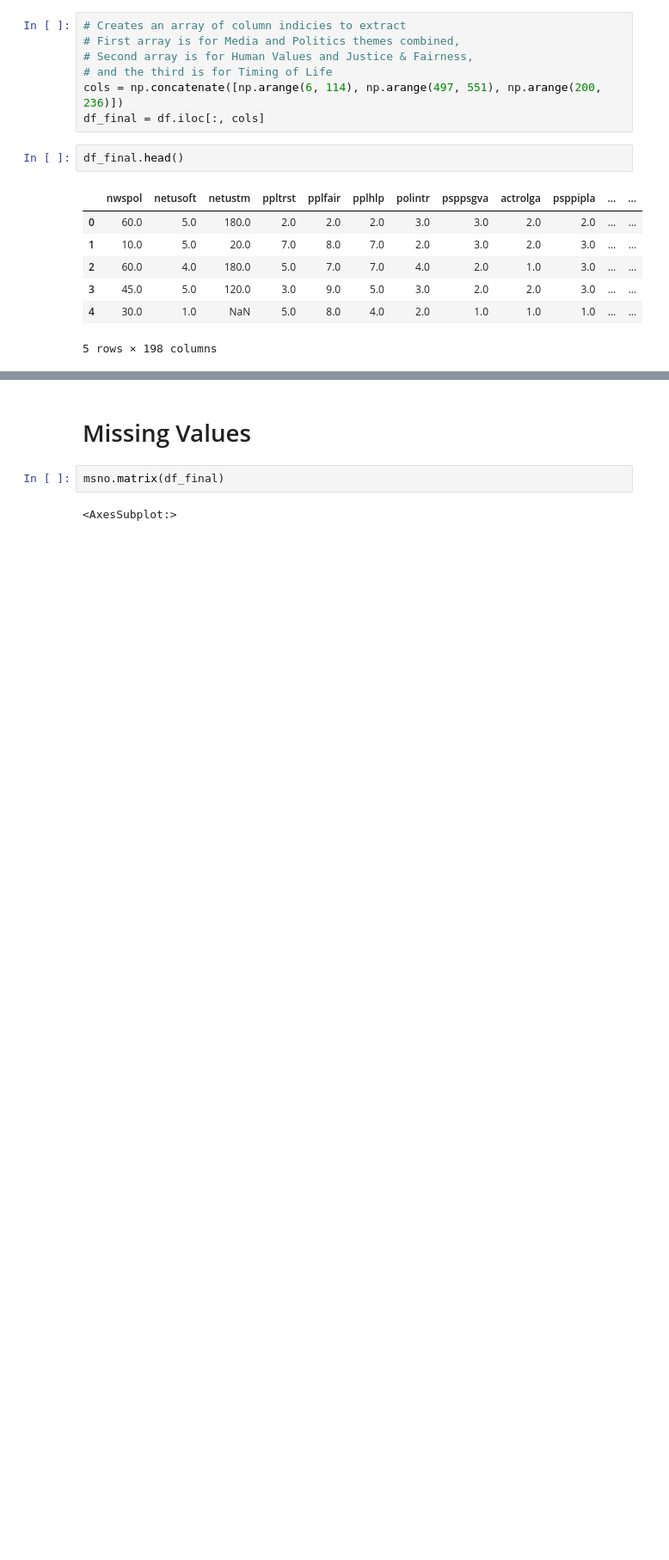
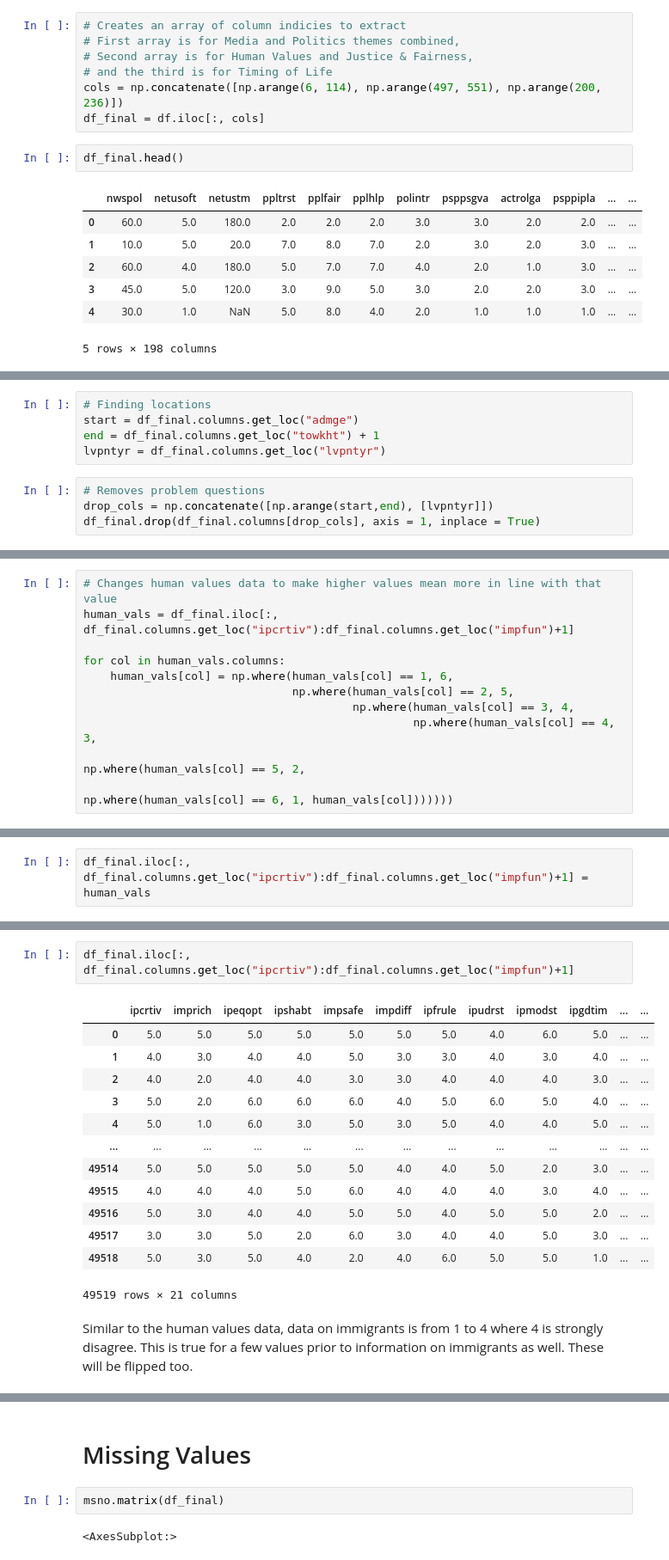
Before and after one commit to ringmatt/PPOL566_DataSci3_Projects, a Jupyter notebook: Project1_Clustering/notebooks/wrangling/DataCleaning.ipynb, the cells around one changed output, grey strips where cells are left out. Shown at 86% size. Cells and saved outputs as stored; diff of their text form; blank space fills up the shorter version.

```diff
--- a/Project1_Clustering/notebooks/wrangling/DataCleaning.ipynb
+++ b/Project1_Clustering/notebooks/wrangling/DataCleaning.ipynb
@@ -33,0 +57,9 @@ df_final.head()
+# %%
+# Finding locations
+start = df_final.columns.get_loc("admge")
+end = df_final.columns.get_loc("towkht") + 1
+lvpntyr = df_final.columns.get_loc("lvpntyr")
+# %%
+# Removes problem questions
+drop_cols = np.concatenate([np.arange(start,end), [lvpntyr]])
+df_final.drop(df_final.columns[drop_cols], axis = 1, inplace = True)
@@ -33,0 +73,11 @@ df_final.head()
+# %%
+# Changes human values data to make higher values mean more in line with that value
+human_vals = df_final.iloc[:, df_final.columns.get_loc("ipcrtiv"):df_final.columns.get_loc("impfun")+1]
+
+for col in human_vals.columns:
+    human_vals[col] = np.where(human_vals[col] == 1, 6,
+                               np.where(human_vals[col] == 2, 5,
+                                        np.where(human_vals[col] == 3, 4,
+                                                 np.where(human_vals[col] == 4, 3,
+                                                          np.where(human_vals[col] == 5, 2,
+                                                                   np.where(human_vals[col] == 6, 1, human_vals[col]))))))
@@ -33,0 +102,2 @@ df_final.head()
+# %%
+df_final.iloc[:, df_final.columns.get_loc("ipcrtiv"):df_final.columns.get_loc("impfun")+1] = human_vals
@@ -33,0 +113,18 @@ df_final.head()
+# %%
+df_final.iloc[:, df_final.columns.get_loc("ipcrtiv"):df_final.columns.get_loc("impfun")+1]
+# %% [output]
+|  | ipcrtiv | imprich | ipeqopt | ipshabt | impsafe | impdiff | ipfrule | ipudrst | ipmodst | ipgdtim | ... | ... |
+| 0 | 5.0 | 5.0 | 5.0 | 5.0 | 5.0 | 5.0 | 5.0 | 4.0 | 6.0 | 5.0 | ... | ... |
+| 1 | 4.0 | 3.0 | 4.0 | 4.0 | 5.0 | 3.0 | 3.0 | 4.0 | 3.0 | 4.0 | ... | ... |
+| 2 | 4.0 | 2.0 | 4.0 | 4.0 | 3.0 | 3.0 | 4.0 | 4.0 | 4.0 | 3.0 | ... | ... |
+| 3 | 5.0 | 2.0 | 6.0 | 6.0 | 6.0 | 4.0 | 5.0 | 6.0 | 5.0 | 4.0 | ... | ... |
+| 4 | 5.0 | 1.0 | 6.0 | 3.0 | 5.0 | 3.0 | 5.0 | 4.0 | 4.0 | 5.0 | ... | ... |
+| ... | ... | ... | ... | ... | ... | ... | ... | ... | ... | ... | ... | ... |
+| 49514 | 5.0 | 5.0 | 5.0 | 5.0 | 5.0 | 4.0 | 4.0 | 5.0 | 2.0 | 3.0 | ... | ... |
+| 49515 | 4.0 | 4.0 | 4.0 | 5.0 | 6.0 | 4.0 | 4.0 | 4.0 | 3.0 | 4.0 | ... | ... |
+| 49516 | 5.0 | 3.0 | 4.0 | 4.0 | 5.0 | 5.0 | 4.0 | 5.0 | 5.0 | 2.0 | ... | ... |
+| 49517 | 3.0 | 3.0 | 5.0 | 2.0 | 6.0 | 3.0 | 4.0 | 4.0 | 5.0 | 3.0 | ... | ... |
+| 49518 | 5.0 | 3.0 | 5.0 | 4.0 | 2.0 | 4.0 | 6.0 | 5.0 | 5.0 | 1.0 | ... | ... |
+49519 rows × 21 columns
+# %% [markdown]
+Similar to the human values data, data on immigrants is from 1 to 4 where 4 is strongly disagree. This is true for a few values prior to information on immigrants as well. These will be flipped too.
```
Also changed, not shown: parts of 23 cells of this notebook, 3 other files.
